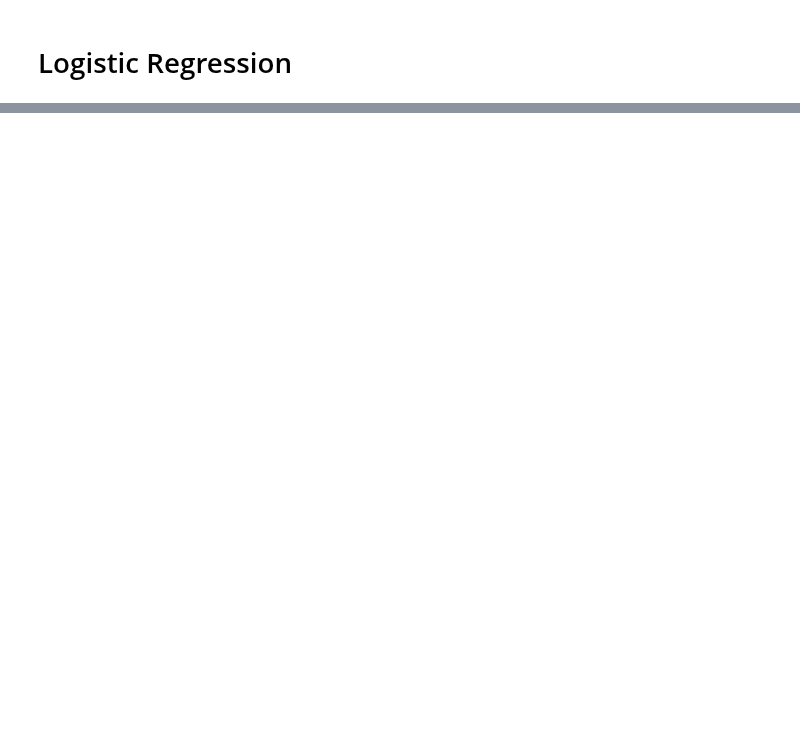
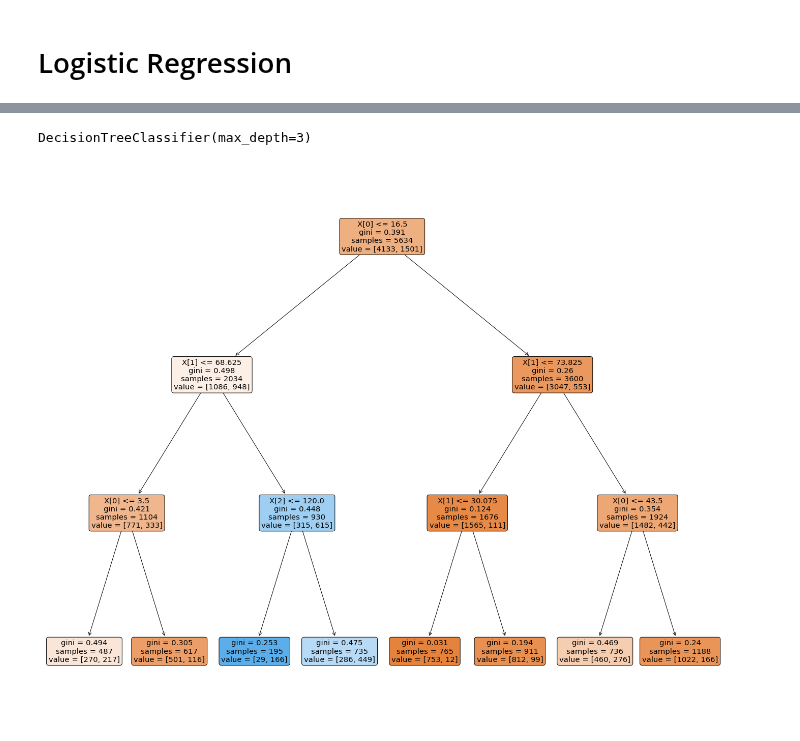
Before and after one commit to NHer0/IronEnrique, a Jupyter notebook: Logistic_Regression_Lab/Logistic_Regression_Lab.ipynb, the cells around one changed output, grey strips where cells are left out. Drawn from its saved outputs; the diff is of its cells as text; code cells hidden in the pictures; blank space fills up the shorter version.

```diff
--- a/Logistic_Regression_Lab/Logistic_Regression_Lab.ipynb
+++ b/Logistic_Regression_Lab/Logistic_Regression_Lab.ipynb
@@ -314,0 +301,20 @@ Confusion matrix for the test set
+# %%
+
+for n in range(2, 10):
+
+
+    model = DecisionTreeClassifier(max_depth=n)
+    model.fit(x_train, y_train)
+    y_pred_train = model.predict(x_train)
+    y_pred_test = model.predict(x_test)
+    performance_tree = perf_classification(y_train, y_test, y_pred_train, y_pred_test, pos_label="Yes", plot=False)
+    index = [[f'depth={n}', f'depth={n}'],["Train", "Test"]]
+    performance_tree["performance"].columns = index
+
+    if n == 2:
+
+        results_df = performance_tree["performance"]
+
+    else:
+
+        results_df = pd.concat([results_df, performance_tree["performance"]], axis=1)
@@ -314,0 +330,8 @@ Confusion matrix for the test set
+# %%
+depth = 3
+model_d = DecisionTreeClassifier(max_depth=depth)
+model_d.fit(x_train, y_train)
+y_pred_train = model_d.predict(x_train)
+y_pred_test = model_d.predict(x_test)
+performance_tree_d = perf_classification(y_train, y_test, y_pred_train, y_pred_test, pos_label="Yes", plot=False)
+display(performance_tree_d["performance"])
@@ -314,0 +360,11 @@ Confusion matrix for the test set
+# %%
+model_d
+# %% [output]
+DecisionTreeClassifier(max_depth=3)
+# %%
+fig, axes = plt.subplots(nrows = 1,ncols = 1,figsize = (24,20))
+
+plot_tree(model_d, filled = True, rounded=True)
+plt.show()
+# %% [output]
+[figure, added]
```
Also changed, not shown: parts of 68 cells of this notebook.
